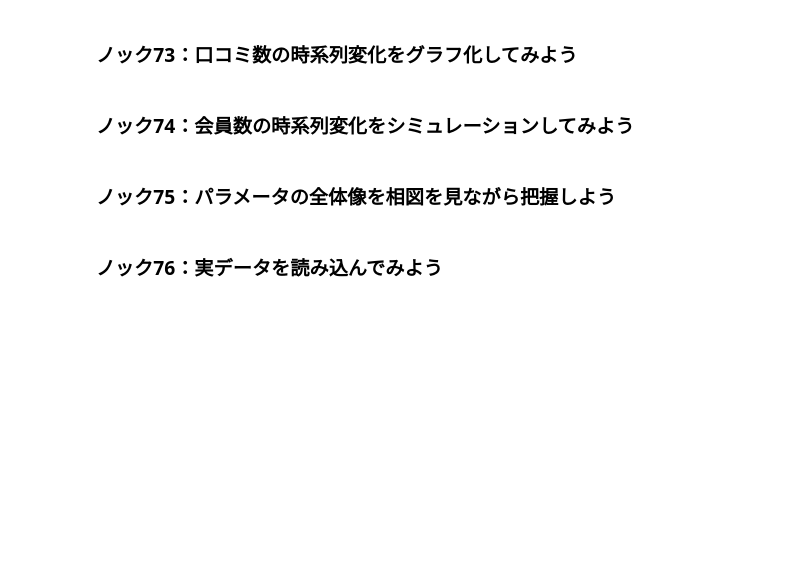
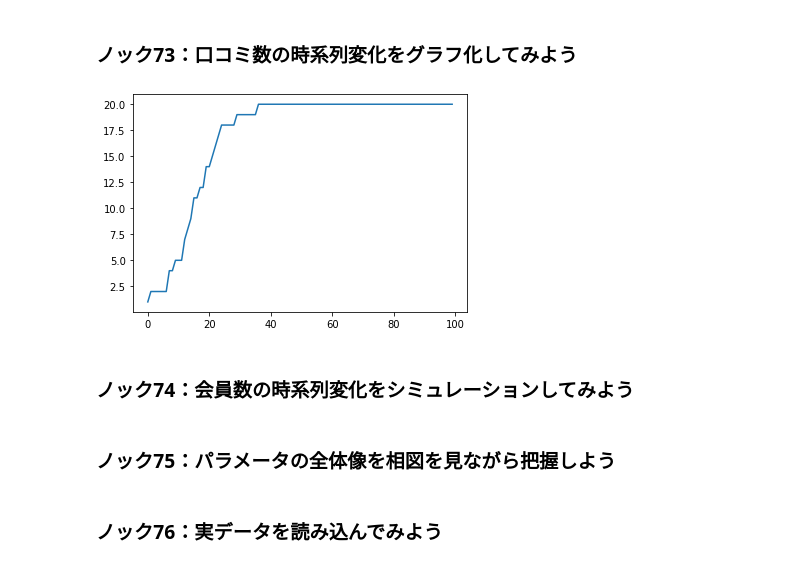
Before and after one commit to winuim/python-practical-data-analysis-100, a Jupyter notebook: Chapter-8/chapter-8.ipynb, the cells around one changed output. Cells and saved outputs as stored; diff of their text form; code cells hidden in the pictures; blank space fills up the shorter version.

```diff
--- a/Chapter-8/chapter-8.ipynb
+++ b/Chapter-8/chapter-8.ipynb
@@ -112,5 +112,14 @@ plt.show()
 # %% [markdown]
 ### ノック73：口コミ数の時系列変化をグラフ化してみよう
+# %%
+list_timeSeries_num = []
+for i in range(len(list_timeSeries)):
+    list_timeSeries_num.append(sum(list_timeSeries[i]))
+
+plt.plot(list_timeSeries_num)
+plt.show()
+# %% [output]
+[figure, added]
 # %% [markdown]
 ### ノック74：会員数の時系列変化をシミュレーションしてみよう
 # %% [markdown]
```
Also changed, not shown: parts of 4 cells of this notebook.
